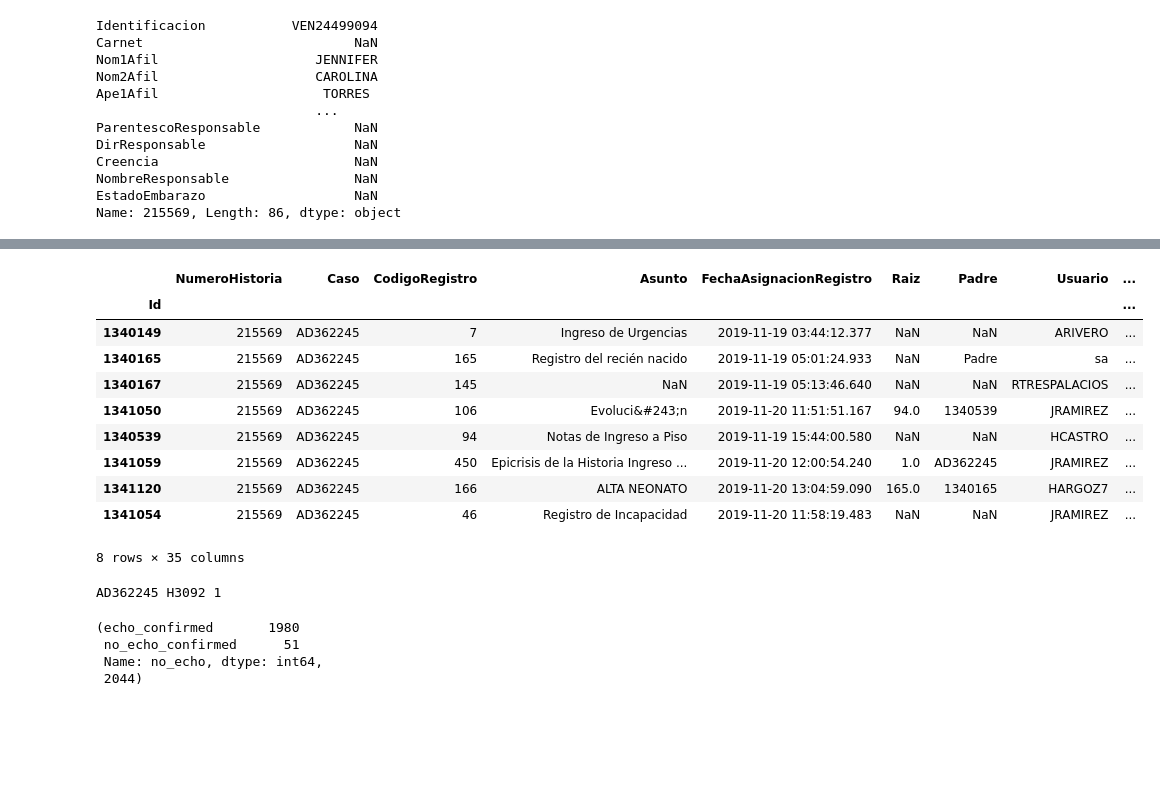
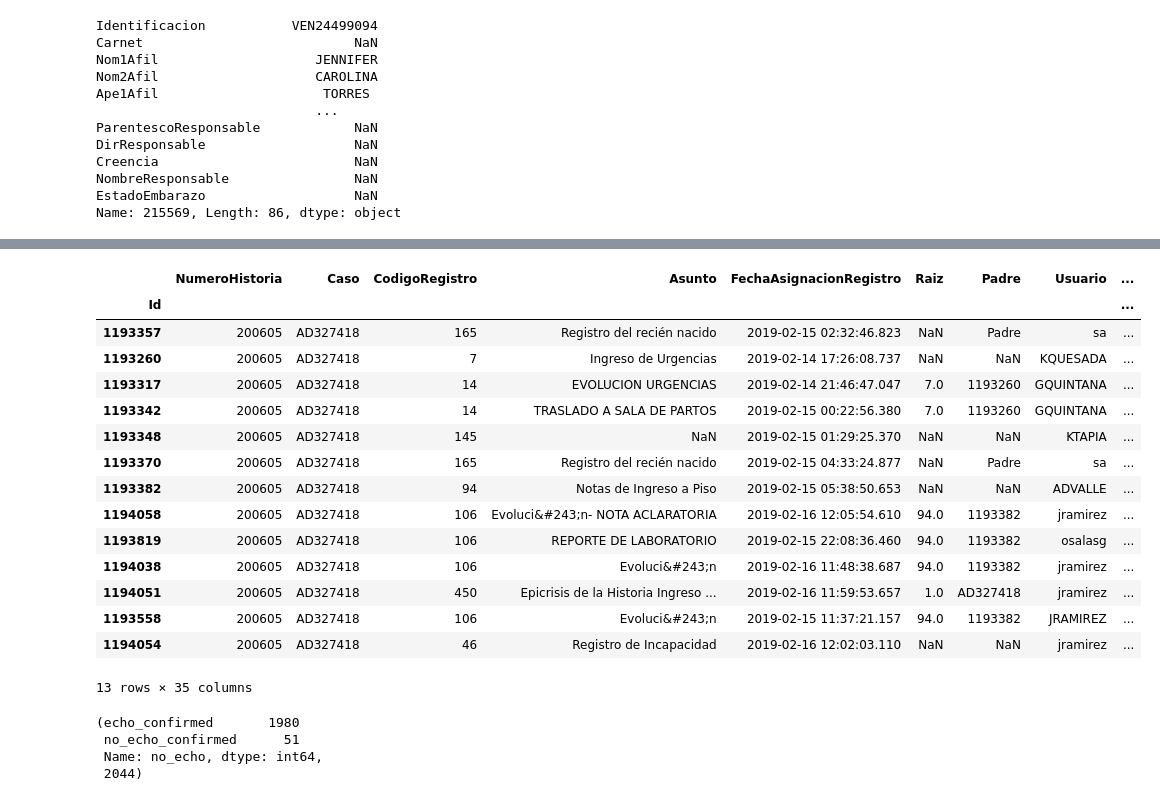
Before and after one commit to gbernardino/toolsCMRC, a Jupyter notebook: databaseTransformer.ipynb, the cells around one changed output, grey strips where cells are left out. Cells and saved outputs as stored; diff of their text form; code cells hidden in the pictures; blank space fills up the shorter version.

```diff
--- a/databaseTransformer.ipynb
+++ b/databaseTransformer.ipynb
@@ -336,24 +333,27 @@ Name: 215569, Length: 86, dtype: object
 # %%
-registrosByCaso.get_group(c)
+registrosByCaso.get_group('AD327418')
 # %% [output]
 |  | NumeroHistoria | Caso | CodigoRegistro | Asunto | FechaAsignacionRegistro | Raiz | Padre | Usuario | ... |
 | Id |  |  |  |  |  |  |  |  | ... |
-| 1340149 | 215569 | AD362245 | 7 | Ingreso de Urgencias | 2019-11-19 03:44:12.377 | NaN | NaN | ARIVERO | ... |
-| 1340165 | 215569 | AD362245 | 165 | Registro del recién nacido | 2019-11-19 05:01:24.933 | NaN | Padre | sa | ... |
-| 1340167 | 215569 | AD362245 | 145 | NaN | 2019-11-19 05:13:46.640 | NaN | NaN | RTRESPALACIOS | ... |
-| 1341050 | 215569 | AD362245 | 106 | Evoluci&#243;n | 2019-11-20 11:51:51.167 | 94.0 | 1340539 | JRAMIREZ | ... |
-| 1340539 | 215569 | AD362245 | 94 | Notas de Ingreso a Piso | 2019-11-19 15:44:00.580 | NaN | NaN | HCASTRO | ... |
-| 1341059 | 215569 | AD362245 | 450 | Epicrisis de la Historia Ingreso ... | 2019-11-20 12:00:54.240 | 1.0 | AD362245 | JRAMIREZ | ... |
-| 1341120 | 215569 | AD362245 | 166 | ALTA NEONATO | 2019-11-20 13:04:59.090 | 165.0 | 1340165 | HARGOZ7 | ... |
-| 1341054 | 215569 | AD362245 | 46 | Registro de Incapacidad | 2019-11-20 11:58:19.483 | NaN | NaN | JRAMIREZ | ... |
+| 1193357 | 200605 | AD327418 | 165 | Registro del recién nacido | 2019-02-15 02:32:46.823 | NaN | Padre | sa | ... |
+| 1193260 | 200605 | AD327418 | 7 | Ingreso de Urgencias | 2019-02-14 17:26:08.737 | NaN | NaN | KQUESADA | ... |
+| 1193317 | 200605 | AD327418 | 14 | EVOLUCION URGENCIAS | 2019-02-14 21:46:47.047 | 7.0 | 1193260 | GQUINTANA | ... |
+| 1193342 | 200605 | AD327418 | 14 | TRASLADO A SALA DE PARTOS | 2019-02-15 00:22:56.380 | 7.0 | 1193260 | GQUINTANA | ... |
+| 1193348 | 200605 | AD327418 | 145 | NaN | 2019-02-15 01:29:25.370 | NaN | NaN | KTAPIA | ... |
+| 1193370 | 200605 | AD327418 | 165 | Registro del recién nacido | 2019-02-15 04:33:24.877 | NaN | Padre | sa | ... |
+| 1193382 | 200605 | AD327418 | 94 | Notas de Ingreso a Piso | 2019-02-15 05:38:50.653 | NaN | NaN | ADVALLE | ... |
+| 1194058 | 200605 | AD327418 | 106 | Evoluci&#243;n- NOTA ACLARATORIA | 2019-02-16 12:05:54.610 | 94.0 | 1193382 | jramirez | ... |
+| 1193819 | 200605 | AD327418 | 106 | REPORTE DE LABORATORIO | 2019-02-15 22:08:36.460 | 94.0 | 1193382 | osalasg | ... |
+| 1194038 | 200605 | AD327418 | 106 | Evoluci&#243;n | 2019-02-16 11:48:38.687 | 94.0 | 1193382 | jramirez | ... |
+| 1194051 | 200605 | AD327418 | 450 | Epicrisis de la Historia Ingreso ... | 2019-02-16 11:59:53.657 | 1.0 | AD327418 | jramirez | ... |
+| 1193558 | 200605 | AD327418 | 106 | Evoluci&#243;n | 2019-02-15 11:37:21.157 | 94.0 | 1193382 | JRAMIREZ | ... |
+| 1194054 | 200605 | AD327418 | 46 | Registro de Incapacidad | 2019-02-16 12:02:03.110 | NaN | NaN | jramirez | ... |
-8 rows × 35 columns
+13 rows × 35 columns
 # %%
 for c, p in processedDatasets.items():
 
-    if p.procTypeId == 'H3092':
+    if len(p.registrosRecienNacido) > 1:
         print(c, p.procTypeId,  len(p.registrosRecienNacido))
-# %% [output]
-AD362245 H3092 1
 # %%
 importlib.reload(parsingDatabaseUtils)
 resSIP = {}
```
Also changed, not shown: parts of 13 cells of this notebook, 2 other files.
